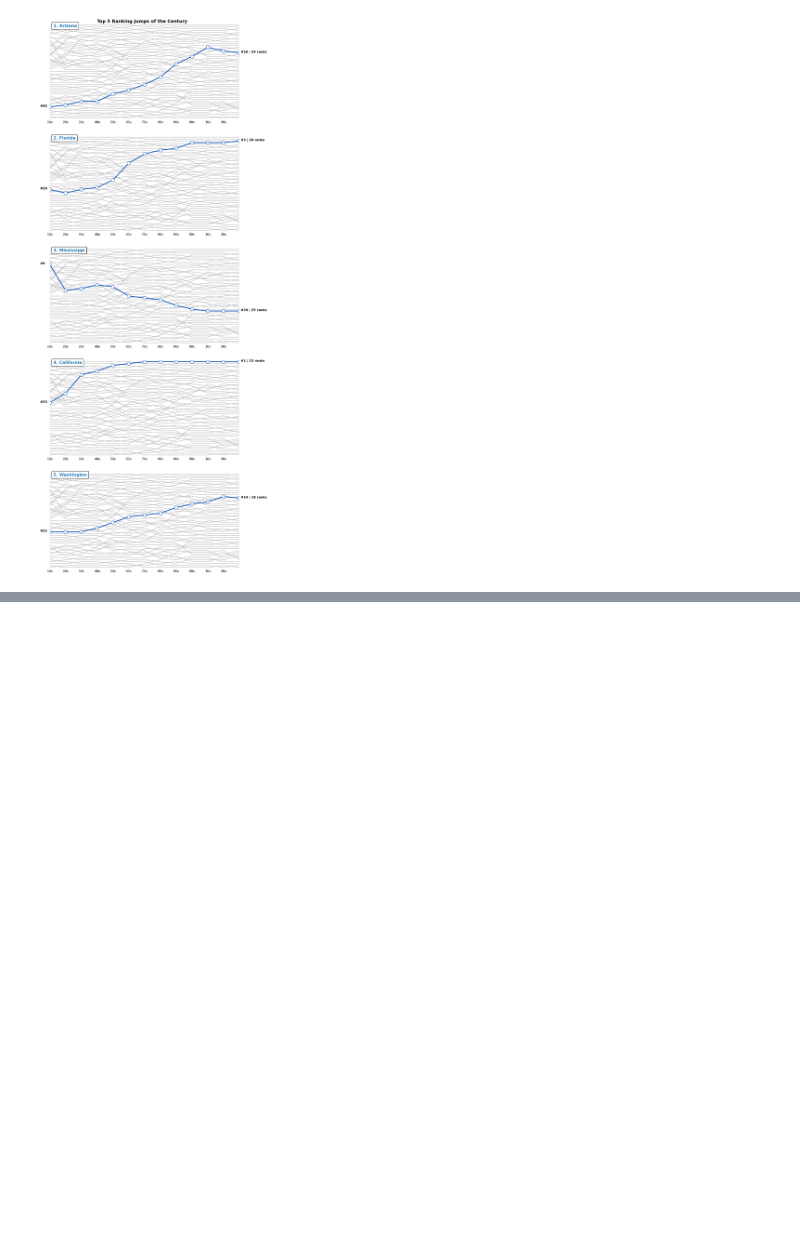
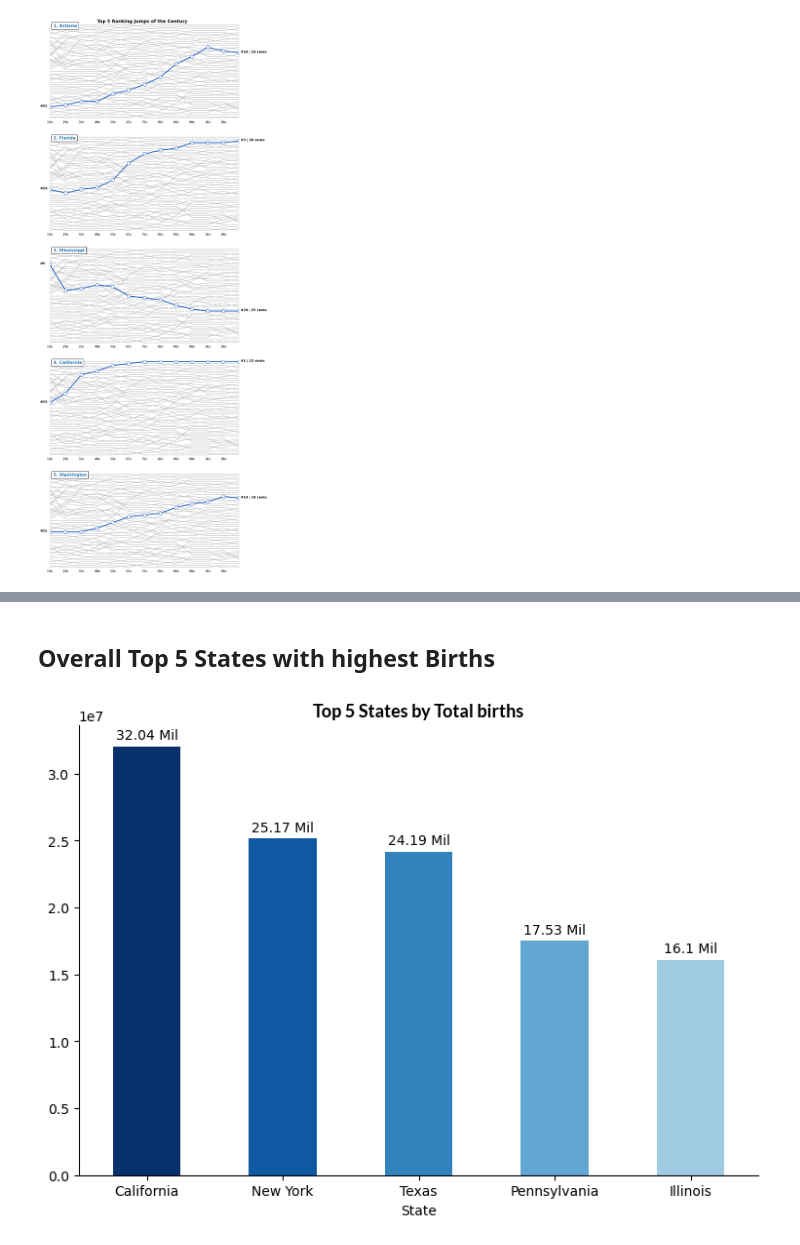
Before and after one commit to numanwaziri/NamingPatterns-Analysis, a Jupyter notebook: Analysis.ipynb, the cells around one changed output, grey strips where cells are left out. Drawn from its saved outputs; the diff is of its cells as text; code cells hidden in the pictures; blank space fills up the shorter version.

```diff
--- a/Analysis.ipynb
+++ b/Analysis.ipynb
@@ -309,0 +312,20 @@ cbar.outline.set_visible(False)
+# %% [markdown]
+## Overall Top 5 States with highest Births
+# %%
+data = df.groupby('State').Births.sum().nlargest(5)
+# Define the number of colors needed
+num_colors = 5
+
+# Generate a color map
+cmap = plt.get_cmap('Blues_r')
+
+ax = data.plot.bar(color =[cmap(i*40) for i in range(num_colors)],figsize=(9,6))
+sns.despine()
+
+plt.title("Top 5 States by Total births",fontdict=font,size=13)
+ax.set_xticklabels(ax.get_xticklabels(), rotation=0)
+
+for bar in ax.patches:
+    plt.text(bar.get_x()+bar.get_width()/2,bar.get_height()+0.5e6,str(round(bar.get_height()/1000000,2))+" Mil",ha="center")
+# %% [output]
+[figure, added]
```
Also changed, not shown: parts of 8 cells of this notebook.
